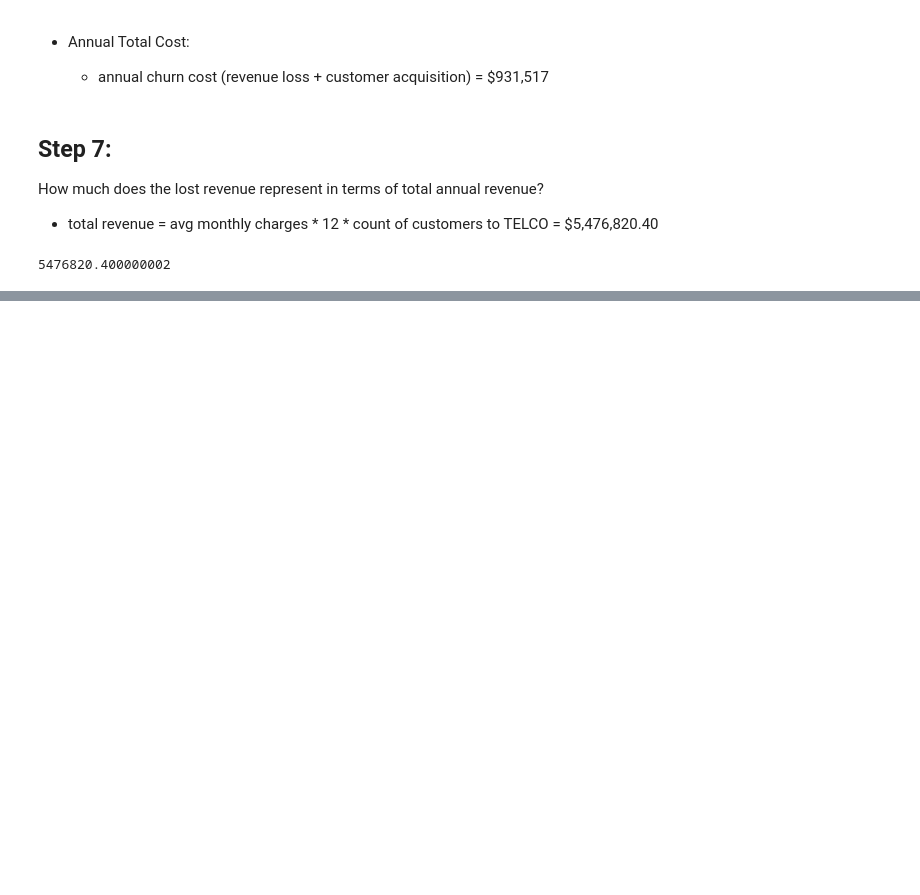
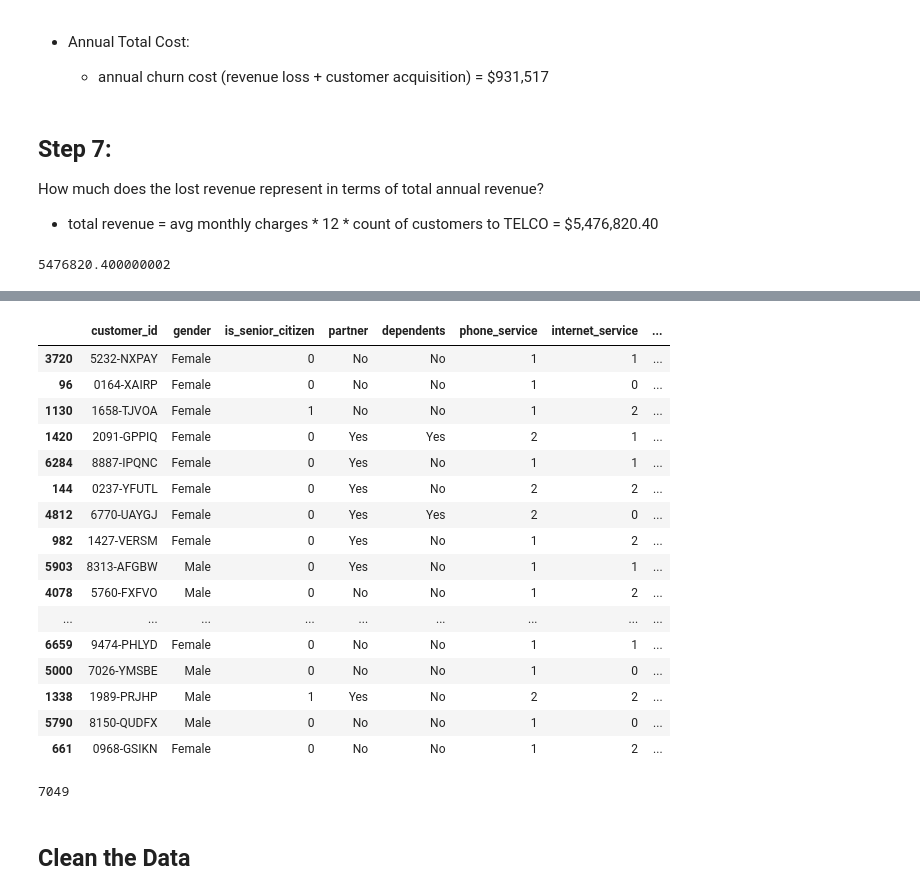
Before and after one commit to fred-lindsey/storytelling_with_data, a Jupyter notebook: TELCO_churn_project_notebook.ipynb, the cells around one changed output, grey strips where cells are left out. Drawn from its saved outputs; the diff is of its cells as text; code cells hidden in the pictures; blank space fills up the shorter version.

```diff
--- a/TELCO_churn_project_notebook.ipynb
+++ b/TELCO_churn_project_notebook.ipynb
@@ -226,0 +299,24 @@ telco_data.monthly_charges.mean() * 12 * telco_data.customer_id.count()
+# %%
+telco_data.sample(25)
+# %% [output]
+|  | customer_id | gender | is_senior_citizen | partner | dependents | phone_service | internet_service | ... |
+| 3720 | 5232-NXPAY | Female | 0 | No | No | 1 | 1 | ... |
+| 96 | 0164-XAIRP | Female | 0 | No | No | 1 | 0 | ... |
+| 1130 | 1658-TJVOA | Female | 1 | No | No | 1 | 2 | ... |
+| 1420 | 2091-GPPIQ | Female | 0 | Yes | Yes | 2 | 1 | ... |
+| 6284 | 8887-IPQNC | Female | 0 | Yes | No | 1 | 1 | ... |
+| 144 | 0237-YFUTL | Female | 0 | Yes | No | 2 | 2 | ... |
+| 4812 | 6770-UAYGJ | Female | 0 | Yes | Yes | 2 | 0 | ... |
+| 982 | 1427-VERSM | Female | 0 | Yes | No | 1 | 2 | ... |
+| 5903 | 8313-AFGBW | Male | 0 | Yes | No | 1 | 1 | ... |
+| 4078 | 5760-FXFVO | Male | 0 | No | No | 1 | 2 | ... |
+| ... | ... | ... | ... | ... | ... | ... | ... | ... |
+| 6659 | 9474-PHLYD | Female | 0 | No | No | 1 | 1 | ... |
+| 5000 | 7026-YMSBE | Male | 0 | No | No | 1 | 0 | ... |
+| 1338 | 1989-PRJHP | Male | 1 | Yes | No | 2 | 2 | ... |
+| 5790 | 8150-QUDFX | Male | 0 | No | No | 1 | 0 | ... |
+| 661 | 0968-GSIKN | Female | 0 | No | No | 1 | 2 | ... |
+# %%
+telco_data.customer_id.count()
+# %% [output]
+7049
@@ -226,0 +327,2 @@ telco_data.monthly_charges.mean() * 12 * telco_data.customer_id.count()
+# %% [markdown]
+## Clean the Data
```
Also changed, not shown: parts of 69 cells of this notebook, 3 other files.
